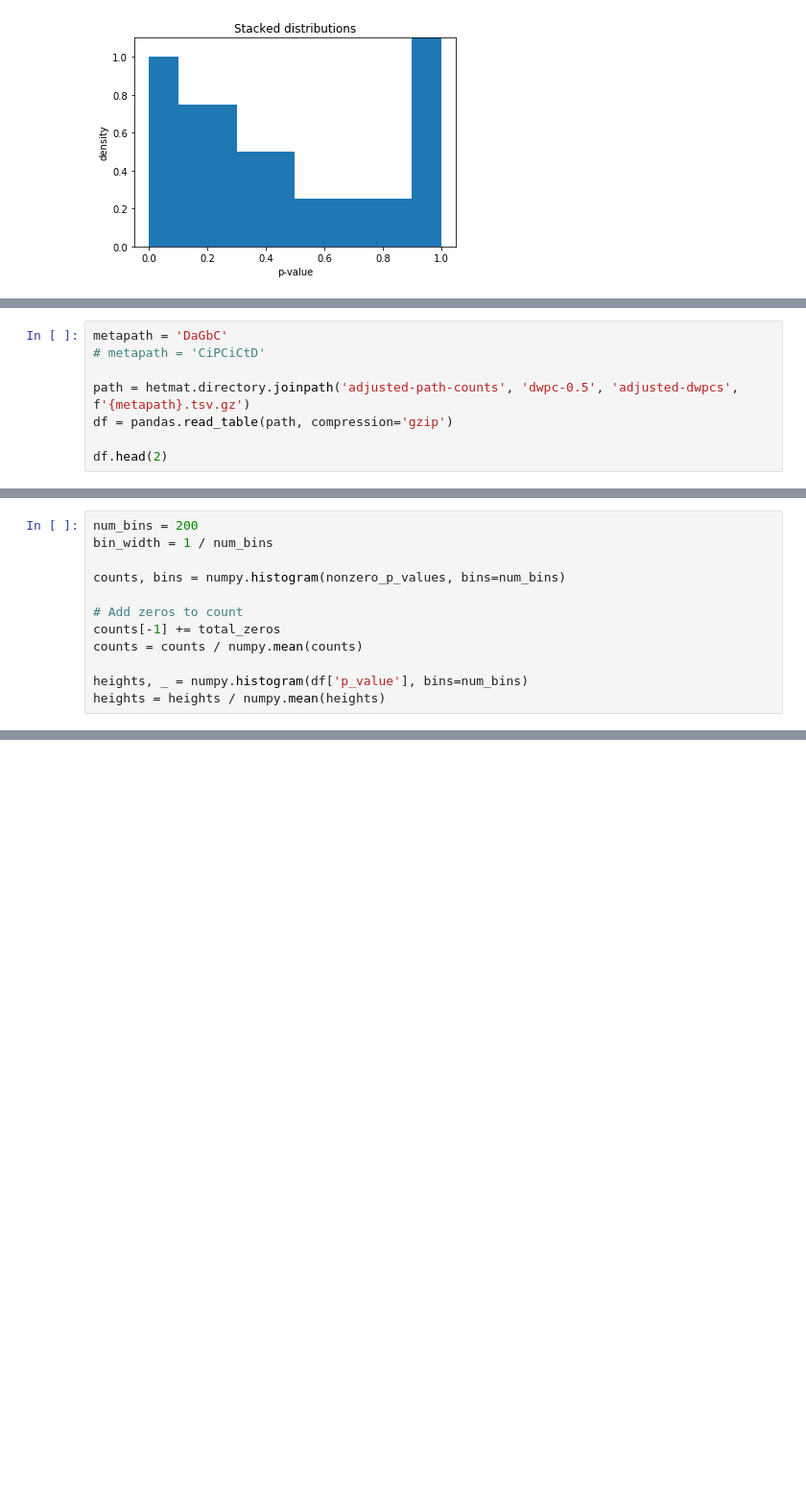
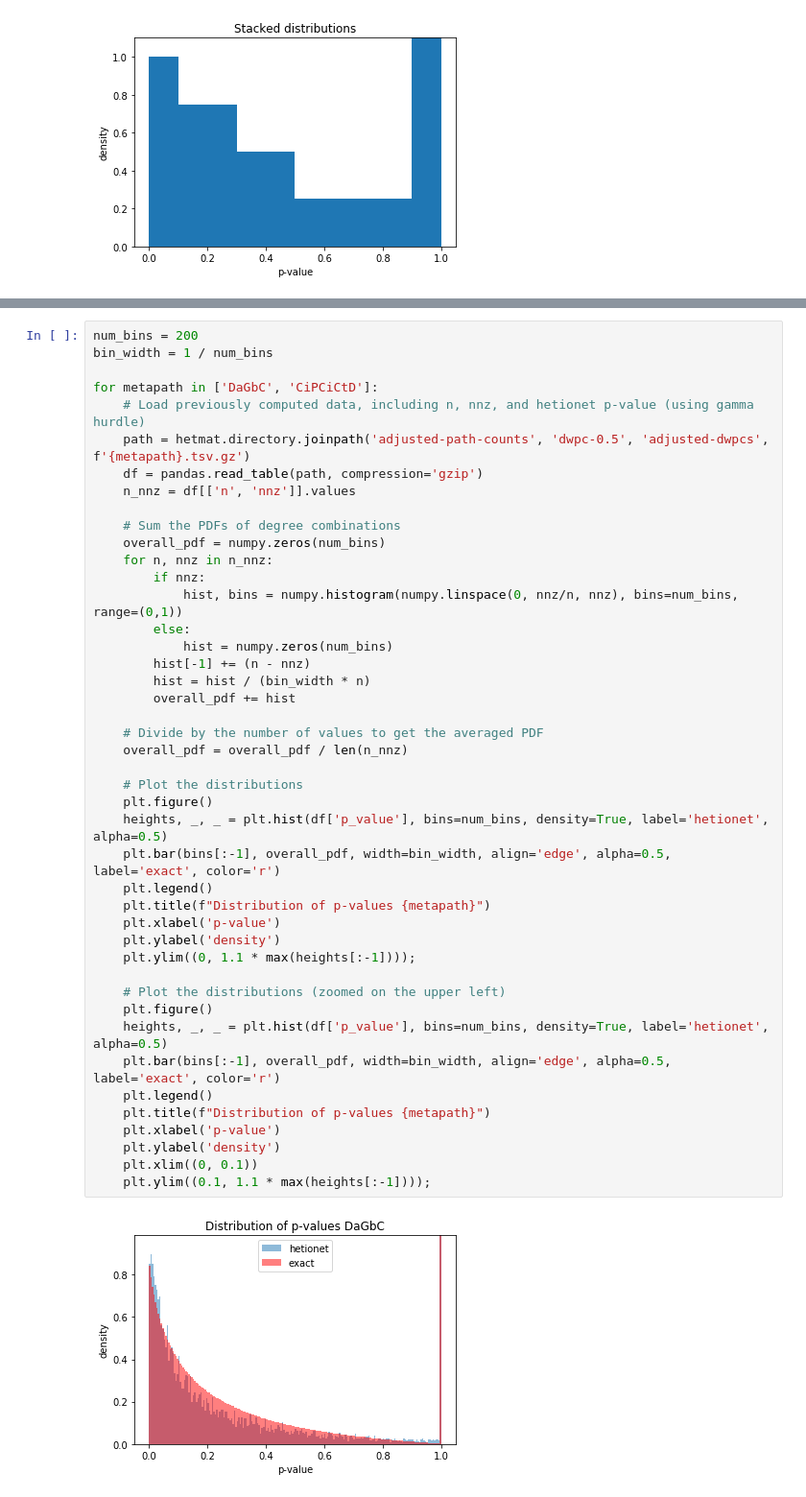
Before and after one commit to greenelab/connectivity-search-analyses, a Jupyter notebook: explore/p-value/simulate.ipynb, the cells around one changed output, grey strips where cells are left out. Shown at 96% size. Drawn from its saved outputs; the diff is of its cells as text; blank space fills up the shorter version.

Commit message:
Averaged PDFs

```diff
--- a/explore/p-value/simulate.ipynb
+++ b/explore/p-value/simulate.ipynb
@@ -84,8 +78,0 @@ plt.ylim((0, 1.1));
-# %%
-metapath = 'DaGbC'
-# metapath = 'CiPCiCtD'
-
-path = hetmat.directory.joinpath('adjusted-path-counts', 'dwpc-0.5', 'adjusted-dwpcs', f'{metapath}.tsv.gz')
-df = pandas.read_table(path, compression='gzip')
-
-df.head(2)
@@ -106,12 +78,0 @@ nonzero_p_values = numpy.array(nonzero_p_values)
-# %%
-num_bins = 200
-bin_width = 1 / num_bins
-
-counts, bins = numpy.histogram(nonzero_p_values, bins=num_bins)
-
-# Add zeros to count
-counts[-1] += total_zeros
-counts = counts / numpy.mean(counts)
-
-heights, _ = numpy.histogram(df['p_value'], bins=num_bins)
-heights = heights / numpy.mean(heights)
@@ -132,0 +83,46 @@ counts[-1], heights[-1]
+# %%
+num_bins = 200
+bin_width = 1 / num_bins
+
+for metapath in ['DaGbC', 'CiPCiCtD']:
+    # Load previously computed data, including n, nnz, and hetionet p-value (using gamma hurdle)
+    path = hetmat.directory.joinpath('adjusted-path-counts', 'dwpc-0.5', 'adjusted-dwpcs', f'{metapath}.tsv.gz')
+    df = pandas.read_table(path, compression='gzip')
+    n_nnz = df[['n', 'nnz']].values
+
+    # Sum the PDFs of degree combinations
+    overall_pdf = numpy.zeros(num_bins)
+    for n, nnz in n_nnz:
+        if nnz:
+            hist, bins = numpy.histogram(numpy.linspace(0, nnz/n, nnz), bins=num_bins, range=(0,1))
+        else:
+            hist = numpy.zeros(num_bins)
+        hist[-1] += (n - nnz)
+        hist = hist / (bin_width * n)
+        overall_pdf += hist
+
+    # Divide by the number of values to get the averaged PDF
+    overall_pdf = overall_pdf / len(n_nnz)
+
+    # Plot the distributions
+    plt.figure()
+    heights, _, _ = plt.hist(df['p_value'], bins=num_bins, density=True, label='hetionet', alpha=0.5)
+    plt.bar(bins[:-1], overall_pdf, width=bin_width, align='edge', alpha=0.5, label='exact', color='r')
+    plt.legend()
+    plt.title(f"Distribution of p-values {metapath}")
+    plt.xlabel('p-value')
+    plt.ylabel('density')
+    plt.ylim((0, 1.1 * max(heights[:-1])));
+
+    # Plot the distributions (zoomed on the upper left)
+    plt.figure()
+    heights, _, _ = plt.hist(df['p_value'], bins=num_bins, density=True, label='hetionet', alpha=0.5)
+    plt.bar(bins[:-1], overall_pdf, width=bin_width, align='edge', alpha=0.5, label='exact', color='r')
+    plt.legend()
+    plt.title(f"Distribution of p-values {metapath}")
+    plt.xlabel('p-value')
+    plt.ylabel('density')
+    plt.xlim((0, 0.1))
+    plt.ylim((0.1, 1.1 * max(heights[:-1])));
+# %% [output]
+[figure, added]
```
Also changed, not shown: parts of 11 cells of this notebook.
